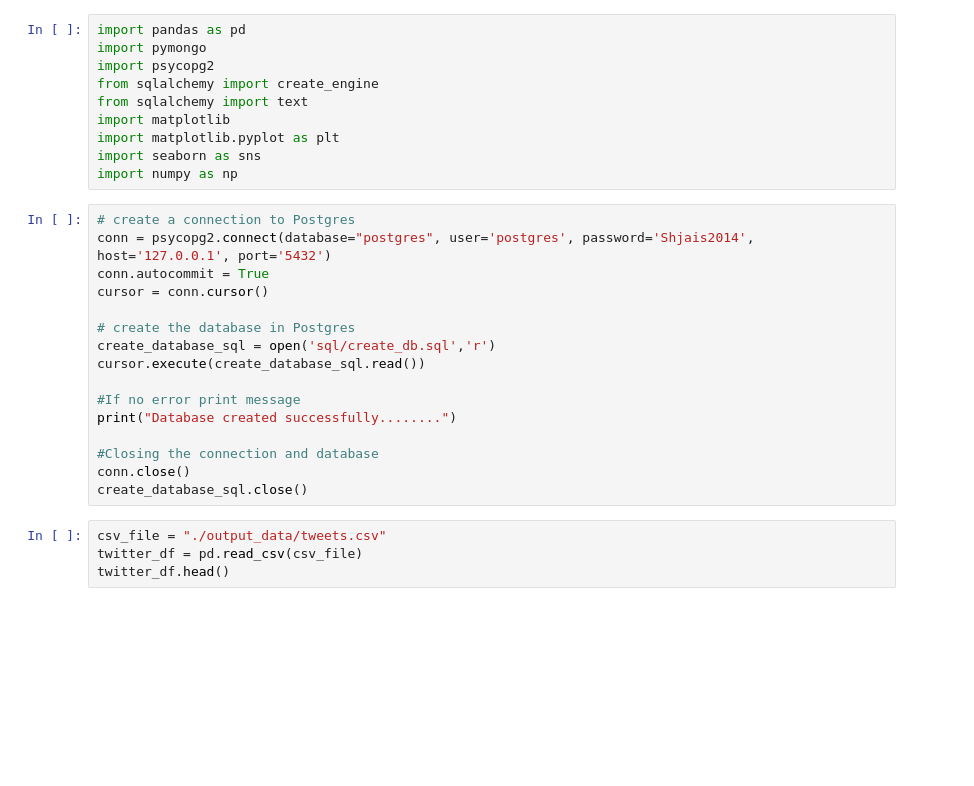
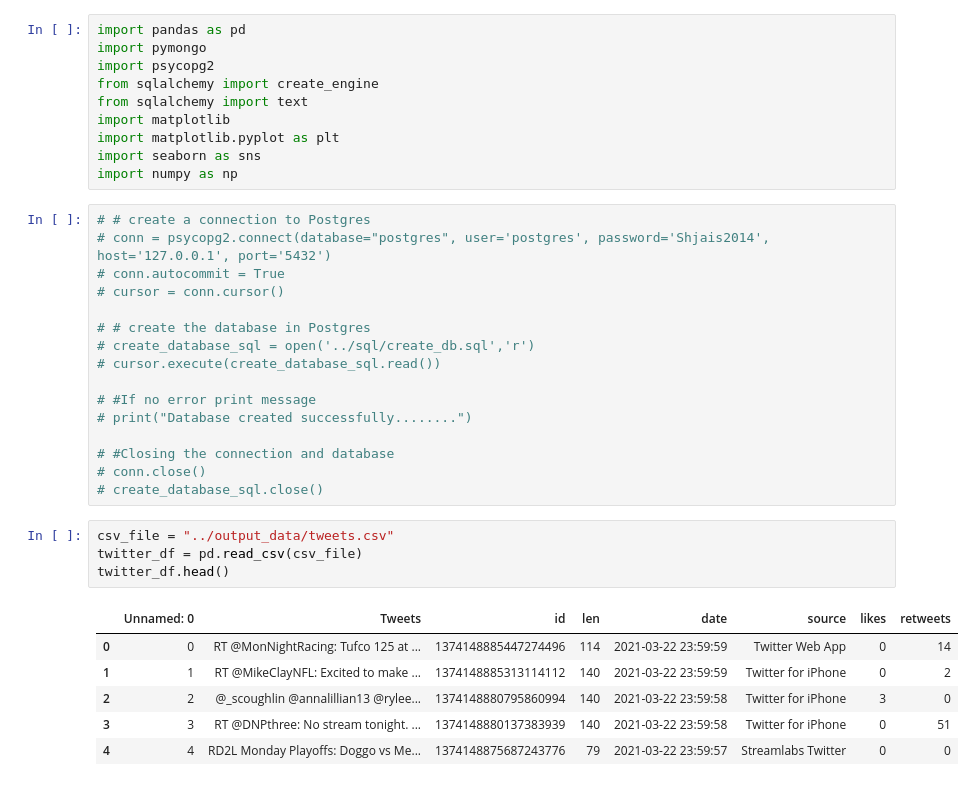
Before and after one commit to Teresa-18/finalProjectBCS, a Jupyter notebook: python/db_create.ipynb, the cells around one changed output. Cells and saved outputs as stored; diff of their text form; blank space fills up the shorter version.

```diff
--- a/python/db_create.ipynb
+++ b/python/db_create.ipynb
@@ -9,25 +9,32 @@ import matplotlib.pyplot as plt
 import seaborn as sns
 import numpy as np
 # %%
-# create a connection to Postgres
-conn = psycopg2.connect(database="postgres", user='postgres', password='Shjais2014', host='127.0.0.1', port='5432')
-conn.autocommit = True
-cursor = conn.cursor()
+# # create a connection to Postgres
+# conn = psycopg2.connect(database="postgres", user='postgres', password='Shjais2014', host='127.0.0.1', port='5432')
+# conn.autocommit = True
+# cursor = conn.cursor()
 
-# create the database in Postgres
-create_database_sql = open('sql/create_db.sql','r')
-cursor.execute(create_database_sql.read())
+# # create the database in Postgres
+# create_database_sql = open('../sql/create_db.sql','r')
+# cursor.execute(create_database_sql.read())
 
-#If no error print message
-print("Database created successfully........")
+# #If no error print message
+# print("Database created successfully........")
 
-#Closing the connection and database
-conn.close()
-create_database_sql.close()
+# #Closing the connection and database
+# conn.close()
+# create_database_sql.close()
 # %%
-csv_file = "./output_data/tweets.csv"
+csv_file = "../output_data/tweets.csv"
 twitter_df = pd.read_csv(csv_file)
 twitter_df.head()
+# %% [output]
+|  | Unnamed: 0 | Tweets | id | len | date | source | likes | retweets |
+| 0 | 0 | RT @MonNightRacing: Tufco 125 at ... | 1374148885447274496 | 114 | 2021-03-22 23:59:59 | Twitter Web App | 0 | 14 |
+| 1 | 1 | RT @MikeClayNFL: Excited to make ... | 1374148885313114112 | 140 | 2021-03-22 23:59:59 | Twitter for iPhone | 0 | 2 |
+| 2 | 2 | @_scoughlin @annalillian13 @rylee... | 1374148880795860994 | 140 | 2021-03-22 23:59:58 | Twitter for iPhone | 3 | 0 |
+| 3 | 3 | RT @DNPthree: No stream tonight. ... | 1374148880137383939 | 140 | 2021-03-22 23:59:58 | Twitter for iPhone | 0 | 51 |
+| 4 | 4 | RD2L Monday Playoffs: Doggo vs Me... | 1374148875687243776 | 79 | 2021-03-22 23:59:57 | Streamlabs Twitter | 0 | 0 |
 # %%
 twitter_df.rename(columns = {'Tweets':'tweets'}, inplace = True)
 twitter_df.head()
```
Also changed, not shown: parts of 8 cells of this notebook, 2 other files.
